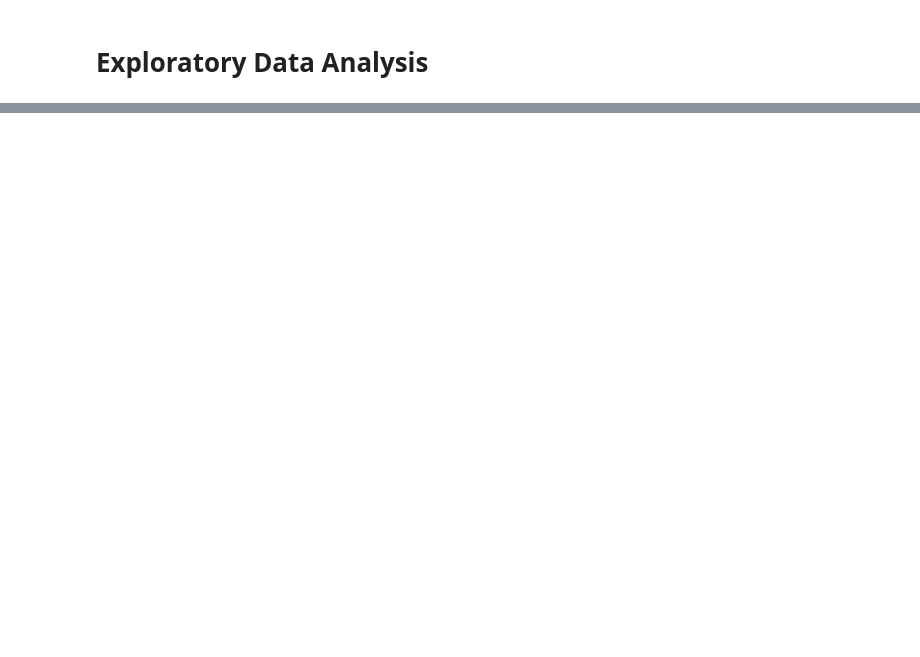
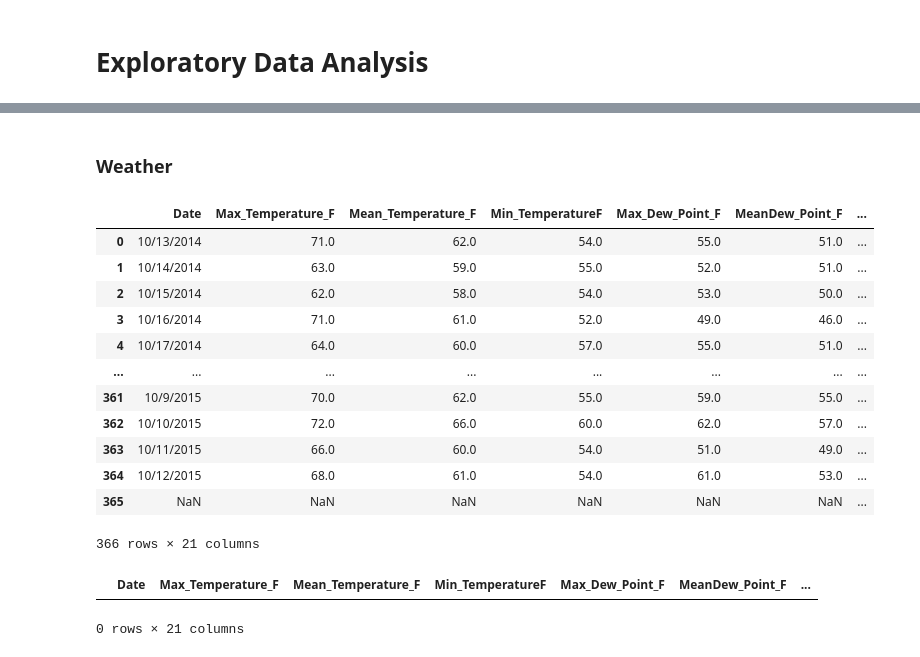
Before and after one commit to GabrielSouzadaSilva/magrela-sim, a Jupyter notebook: notebooks/eda3-cleaning.ipynb, the cells around one changed output, grey strips where cells are left out. Saved outputs shown, nothing was run; the diff lists cells and outputs as text; code cells hidden in the pictures; blank space fills up the shorter version.

```diff
--- a/notebooks/eda3-cleaning.ipynb
+++ b/notebooks/eda3-cleaning.ipynb
@@ -83,0 +152,25 @@ memory usage: 16.1+ MB
+# %% [markdown]
+### Weather
+# %%
+key = "weather"
+# %%
+cleaner.data[key]
+# %% [output]
+|  | Date | Max_Temperature_F | Mean_Temperature_F | Min_TemperatureF | Max_Dew_Point_F | MeanDew_Point_F | ... |
+| 0 | 10/13/2014 | 71.0 | 62.0 | 54.0 | 55.0 | 51.0 | ... |
+| 1 | 10/14/2014 | 63.0 | 59.0 | 55.0 | 52.0 | 51.0 | ... |
+| 2 | 10/15/2014 | 62.0 | 58.0 | 54.0 | 53.0 | 50.0 | ... |
+| 3 | 10/16/2014 | 71.0 | 61.0 | 52.0 | 49.0 | 46.0 | ... |
+| 4 | 10/17/2014 | 64.0 | 60.0 | 57.0 | 55.0 | 51.0 | ... |
+| ... | ... | ... | ... | ... | ... | ... | ... |
+| 361 | 10/9/2015 | 70.0 | 62.0 | 55.0 | 59.0 | 55.0 | ... |
+| 362 | 10/10/2015 | 72.0 | 66.0 | 60.0 | 62.0 | 57.0 | ... |
+| 363 | 10/11/2015 | 66.0 | 60.0 | 54.0 | 51.0 | 49.0 | ... |
+| 364 | 10/12/2015 | 68.0 | 61.0 | 54.0 | 61.0 | 53.0 | ... |
+| 365 | NaN | NaN | NaN | NaN | NaN | NaN | ... |
+366 rows × 21 columns
+# %%
+cleaner.duplicated(key=key, subset=["Date"])
+# %% [output]
+|  | Date | Max_Temperature_F | Mean_Temperature_F | Min_TemperatureF | Max_Dew_Point_F | MeanDew_Point_F | ... |
+0 rows × 21 columns
```
Also changed, not shown: parts of 24 cells of this notebook, 2 other files.
